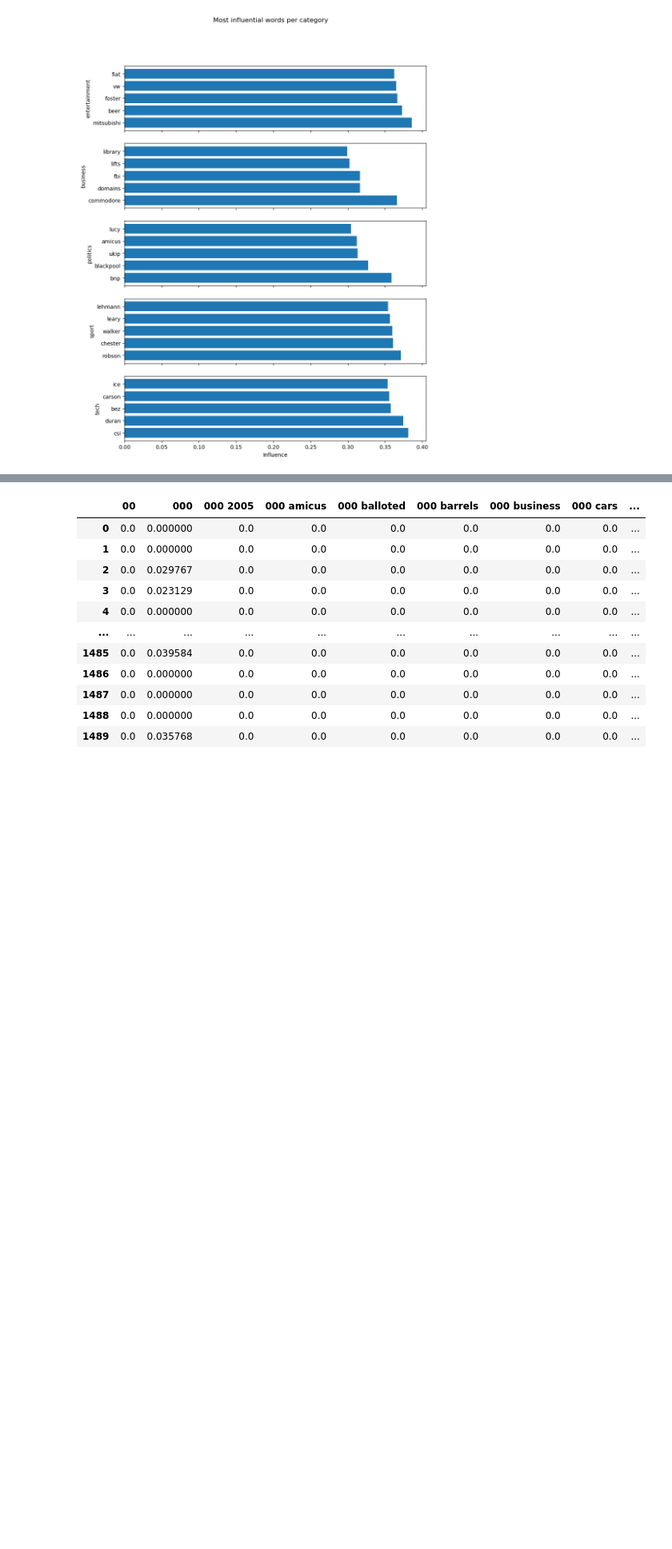
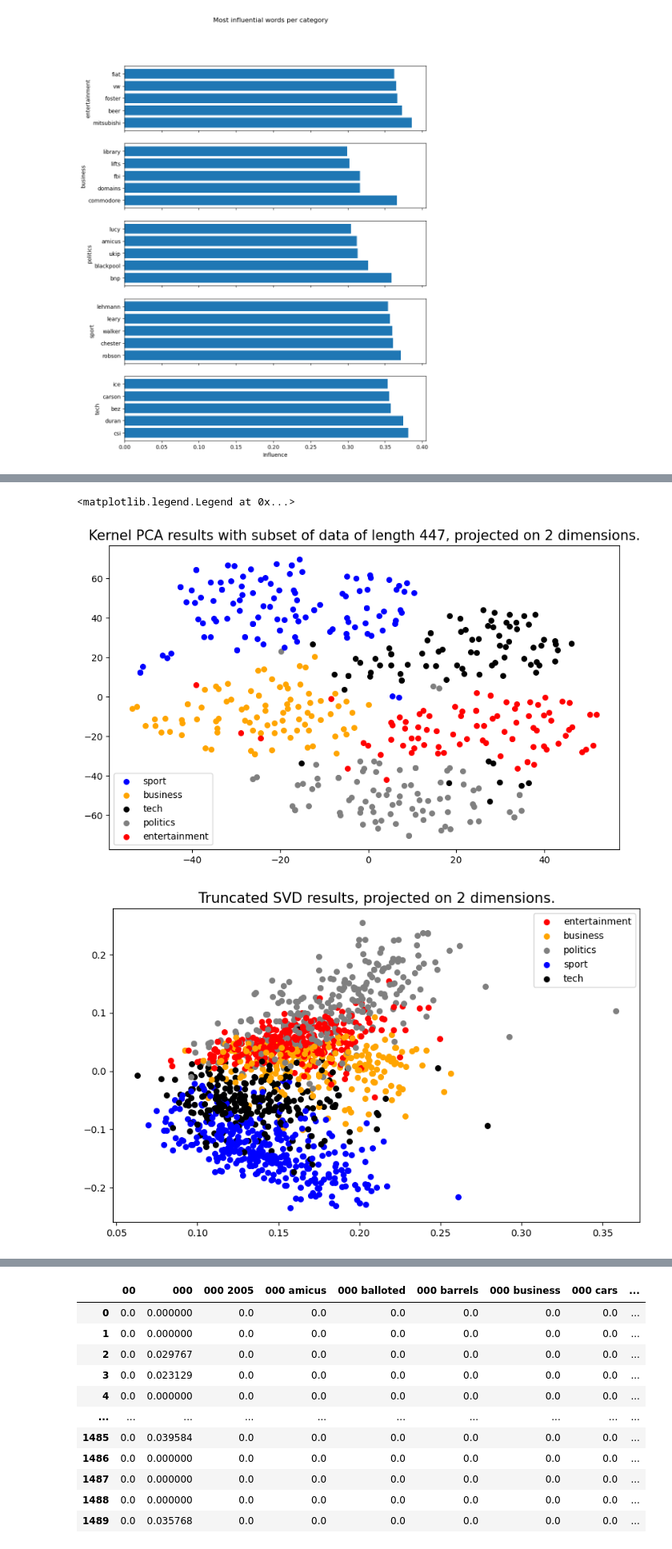
Before and after one commit to Adalberto-Machin/Kaggle_BBC_news_competition, a Jupyter notebook: report.ipynb, the cells around one changed output, grey strips where cells are left out. Shown: that part at 80% size. Cells and saved outputs as stored; diff of their text form; code cells hidden in the pictures; blank space fills up the shorter version.

Commit message:
did some PCA analysis of the data and plotted it

```diff
--- a/report.ipynb
+++ b/report.ipynb
@@ -195,0 +205,76 @@ Text(0.5, 0, 'Influence')
+# %%
+# doing Kernel PCA to see if there are at least 5 different clusters in which the data can be grouped on
+from sklearn.manifold import TSNE
+
+# Get raw summary data without columns that would influence model
+summary_PCA = summary.drop(['category_id', 'ArticleId'], axis=1).copy()
+# sample only a subset of the data because t-SNE is computationally expensive; analyze only 30% of the training samples
+sample_size_PCA = int(len(summary_PCA) * 0.3)
+# create a random subset of size sample_size_PCA from the tokenized data to analyze
+np.random.seed(55)
+sample_index_PCA = np.random.choice(range(len(summary_PCA)), size=sample_size_PCA)
+
+# Perform the Kernel PCA analysis of the data
+kernel_PCA_model = TSNE(n_components=2, learning_rate='auto', random_state=0).fit_transform(np.array(summary_PCA.iloc[sample_index_PCA,:]))
+
+# Plot the embedded feature space
+#create set for storing labels so that they do not get repeated
+label_set = set()
+
+# create figure and colors for the legend
+colors = ['red', 'orange', 'gray', 'blue', 'black']
+plt.figure(figsize=(10, 6))
+
+#loop to create the scatter plot
+for idx, sample  in enumerate(summary.iloc[sample_index_PCA,:]['category_id']):
+    # get the points to plot in the iteration
+    points = kernel_PCA_model[idx]
+    # get the labels of the points
+    label = article_model.category_to_id[sample]
+    # if label has not been seen, add it; otherwise plot the point but skip the label
+    if label not in label_set:
+        plt.scatter(points[0], points[1], s=30, c=colors[sample], label=label)
+        label_set.add(label)
+    else:
+        plt.scatter(points[0], points[1], s=30, c=colors[sample])
+
+# Add title and legends to the plot
+plt.title(f"Kernel PCA results with subset of data of length {sample_size_PCA}, projected on 2 dimensions.",
+          fontdict=dict(fontsize=15))
+plt.legend()
+
+# perform Truncated SVD with all of the data
+from sklearn.decomposition import TruncatedSVD
+
+# create the PCA model and do dimensionality reduction on the original raw data return from the vectorization of the class
+truncated_PCA_model = TruncatedSVD(n_components=2, random_state=42).fit_transform(article_model.word_tokens)
+
+# Plot the embedded feature space
+#create set for storing labels so that they do not get repeated
+label_set = set()
+
+# create figure and colors for the legend
+colors = ['red', 'orange', 'gray', 'blue', 'black']
+plt.figure(figsize=(10, 6))
+
+#loop to create the scatter plot
+for idx, sample  in enumerate(summary['category_id']):
+    # get the points to plot in the iteration
+    points = truncated_PCA_model[idx]
+    # get the labels of the points
+    label = article_model.category_to_id[sample]
+    # if label has not been seen, add it; otherwise plot the point but skip the label
+    if label not in label_set:
+        plt.scatter(points[0], points[1], s=30, c=colors[sample], label=label)
+        label_set.add(label)
+    else:
+        plt.scatter(points[0], points[1], s=30, c=colors[sample])
+
+# Add title and legends to the plot
+plt.title(f"Truncated SVD results, projected on 2 dimensions.",
+          fontdict=dict(fontsize=15))
+plt.legend()
+# %% [output]
+<matplotlib.legend.Legend at 0x...>
+[figure, added]
+[figure, added]
```
Also changed, not shown: parts of 3 cells of this notebook.
